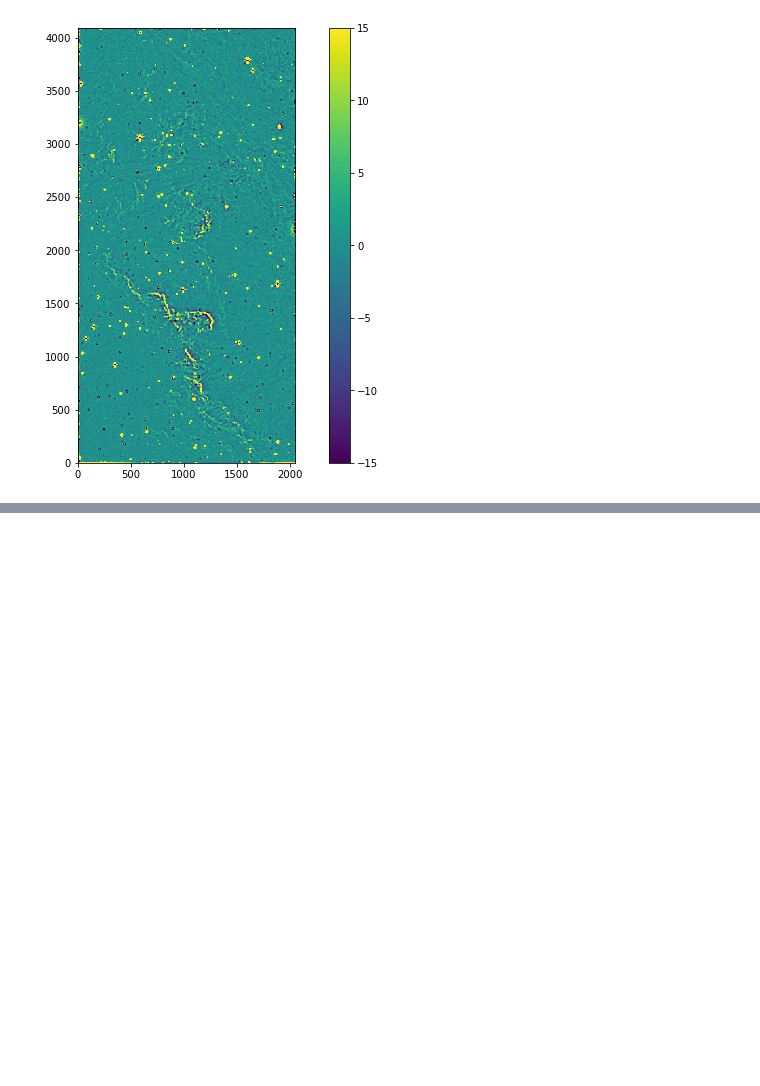
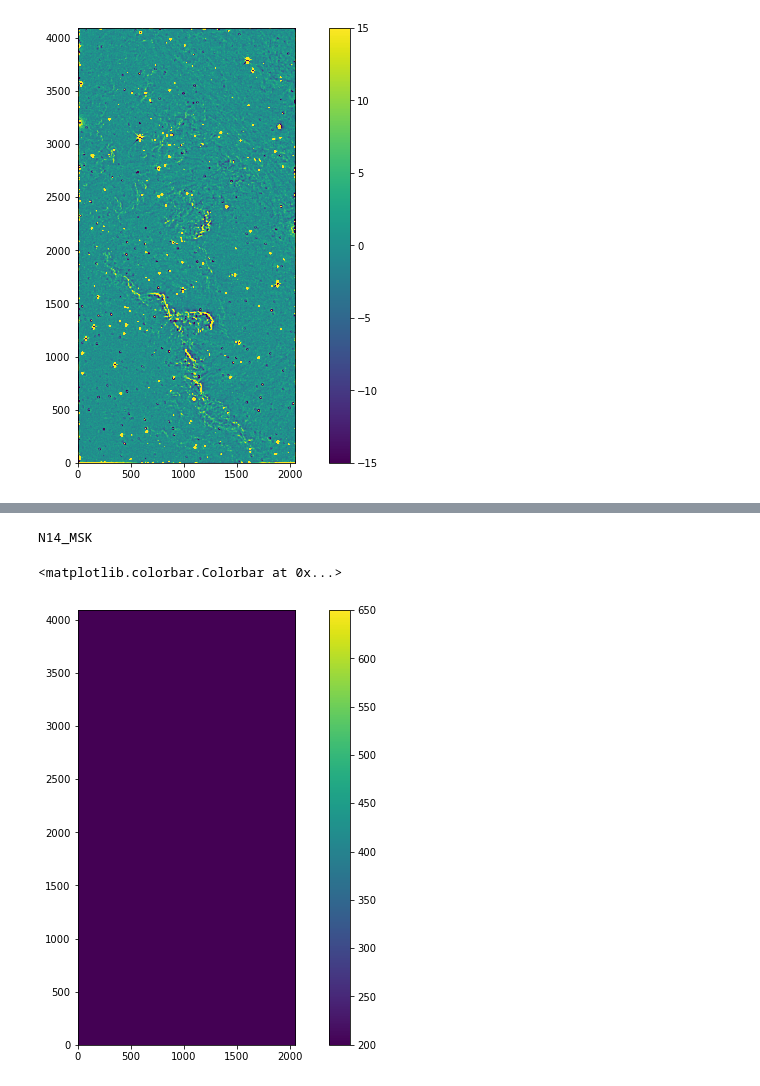
Before and after one commit to megan-the-astronomer/structured_backgrounds, a Jupyter notebook: understanding mod data format.ipynb, the cells around one changed output, grey strips where cells are left out. Saved outputs shown, nothing was run; the diff lists cells and outputs as text; code cells hidden in the pictures; blank space fills up the shorter version.

```diff
--- a/understanding mod data format.ipynb
+++ b/understanding mod data format.ipynb
@@ -114,0 +127,10 @@ plt.colorbar()
+# %%
+print(mod_dat[304].header['EXTNAME'])
+
+plt.figure(figsize=(12,8))
+plt.imshow(mod_dat[304].data, origin='lower', vmin=200, vmax=650)
+plt.colorbar()
+# %% [output]
+N14_MSK
+<matplotlib.colorbar.Colorbar at 0x...>
+[figure, added]
```
Also changed, not shown: parts of 12 cells of this notebook.
